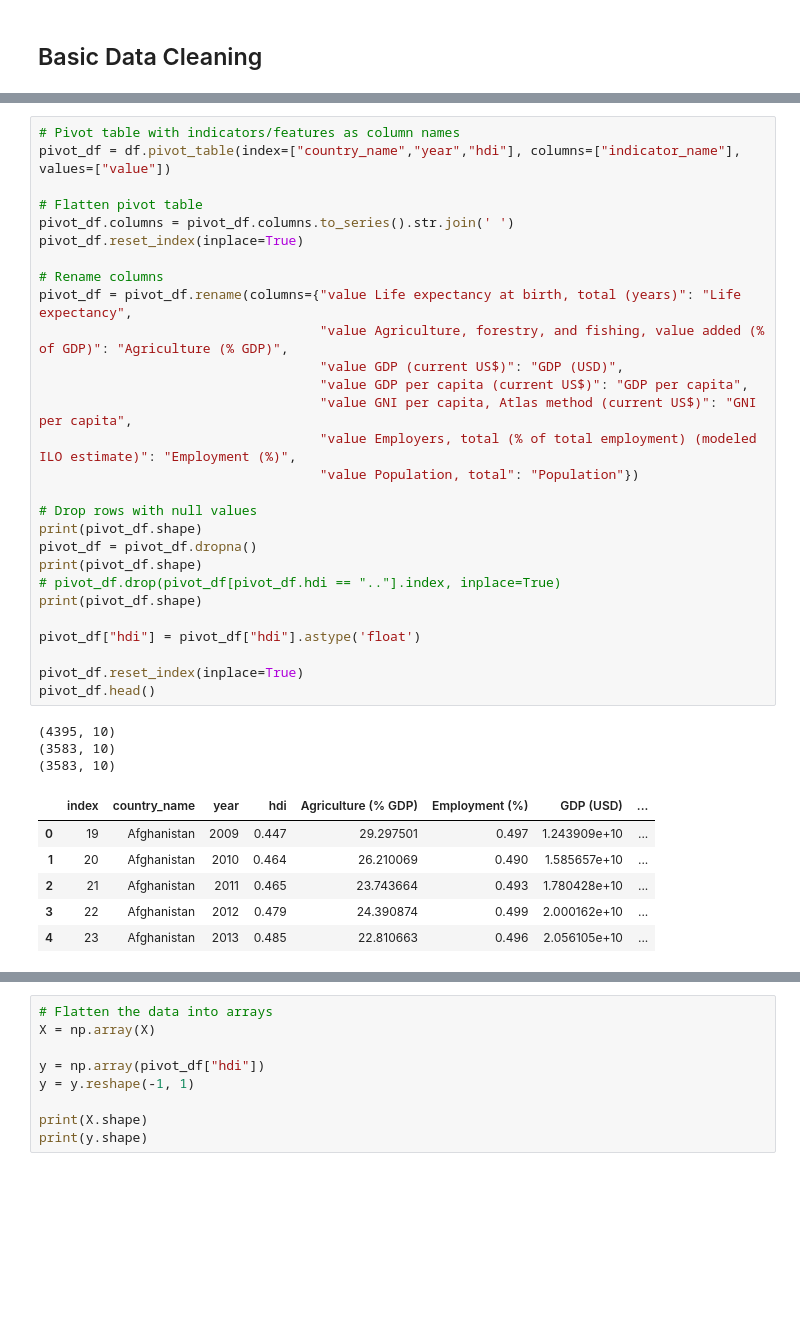
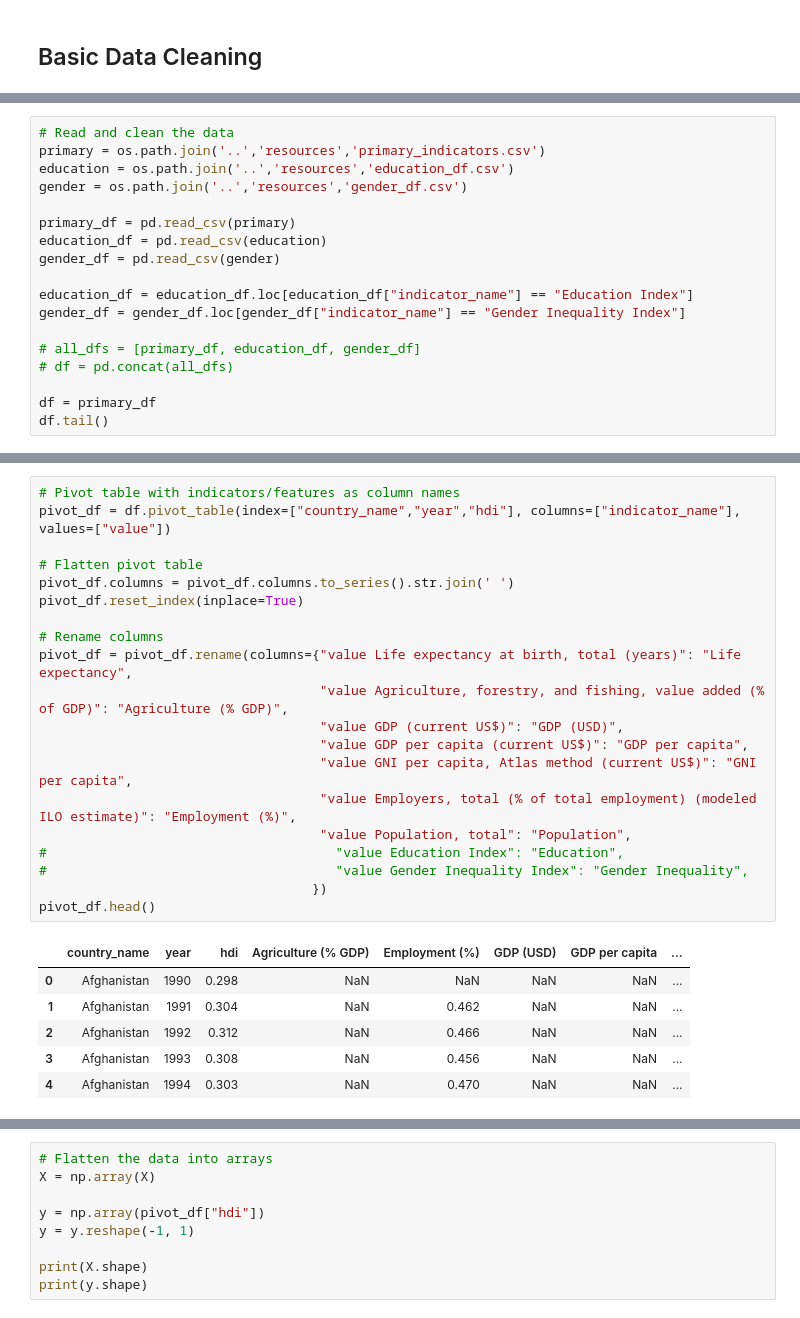
Before and after one commit to linmck/finalproject, a Jupyter notebook: models/multilinear.ipynb, the cells around one changed output, grey strips where cells are left out. Drawn from its saved outputs; the diff is of its cells as text; blank space fills up the shorter version.

```diff
--- a/model/multilinear.ipynb
+++ b/models/multilinear.ipynb
@@ -36,0 +24,18 @@ df.head()
+# %%
+# Read and clean the data
+primary = os.path.join('..','resources','primary_indicators.csv')
+education = os.path.join('..','resources','education_df.csv')
+gender = os.path.join('..','resources','gender_df.csv')
+
+primary_df = pd.read_csv(primary)
+education_df = pd.read_csv(education)
+gender_df = pd.read_csv(gender)
+
+education_df = education_df.loc[education_df["indicator_name"] == "Education Index"]
+gender_df = gender_df.loc[gender_df["indicator_name"] == "Gender Inequality Index"]
+
+# all_dfs = [primary_df, education_df, gender_df]
+# df = pd.concat(all_dfs)
+
+df = primary_df
+df.tail()
@@ -37,38 +49,27 @@ df.head()
 # %%
 # Pivot table with indicators/features as column names
 pivot_df = df.pivot_table(index=["country_name","year","hdi"], columns=["indicator_name"], values=["value"])
 
 # Flatten pivot table
 pivot_df.columns = pivot_df.columns.to_series().str.join(' ')
 pivot_df.reset_index(inplace=True)
 
 # Rename columns
 pivot_df = pivot_df.rename(columns={"value Life expectancy at birth, total (years)": "Life expectancy",
                                     "value Agriculture, forestry, and fishing, value added (% of GDP)": "Agriculture (% GDP)",
                                     "value GDP (current US$)": "GDP (USD)",
                                     "value GDP per capita (current US$)": "GDP per capita",
                                     "value GNI per capita, Atlas method (current US$)": "GNI per capita",
                                     "value Employers, total (% of total employment) (modeled ILO estimate)": "Employment (%)",
-                                    "value Population, total": "Population"})
-
-# Drop rows with null values
-print(pivot_df.shape)
-pivot_df = pivot_df.dropna()
-print(pivot_df.shape)
-# pivot_df.drop(pivot_df[pivot_df.hdi == ".."].index, inplace=True)
-print(pivot_df.shape)
-
-pivot_df["hdi"] = pivot_df["hdi"].astype('float')
-
-pivot_df.reset_index(inplace=True)
+                                    "value Population, total": "Population",
+#                                     "value Education Index": "Education",
+#                                     "value Gender Inequality Index": "Gender Inequality",
+                                   })
 pivot_df.head()
 # %% [output]
-(4395, 10)
-(3583, 10)
-(3583, 10)
-|  | index | country_name | year | hdi | Agriculture (% GDP) | Employment (%) | GDP (USD) | ... |
-| 0 | 19 | Afghanistan | 2009 | 0.447 | 29.297501 | 0.497 | 1.243909e+10 | ... |
-| 1 | 20 | Afghanistan | 2010 | 0.464 | 26.210069 | 0.490 | 1.585657e+10 | ... |
-| 2 | 21 | Afghanistan | 2011 | 0.465 | 23.743664 | 0.493 | 1.780428e+10 | ... |
-| 3 | 22 | Afghanistan | 2012 | 0.479 | 24.390874 | 0.499 | 2.000162e+10 | ... |
-| 4 | 23 | Afghanistan | 2013 | 0.485 | 22.810663 | 0.496 | 2.056105e+10 | ... |
+|  | country_name | year | hdi | Agriculture (% GDP) | Employment (%) | GDP (USD) | GDP per capita | ... |
+| 0 | Afghanistan | 1990 | 0.298 | NaN | NaN | NaN | NaN | ... |
+| 1 | Afghanistan | 1991 | 0.304 | NaN | 0.462 | NaN | NaN | ... |
+| 2 | Afghanistan | 1992 | 0.312 | NaN | 0.466 | NaN | NaN | ... |
+| 3 | Afghanistan | 1993 | 0.308 | NaN | 0.456 | NaN | NaN | ... |
+| 4 | Afghanistan | 1994 | 0.303 | NaN | 0.470 | NaN | NaN | ... |
```
Also changed, not shown: parts of 6 cells of this notebook, 11 other files.
